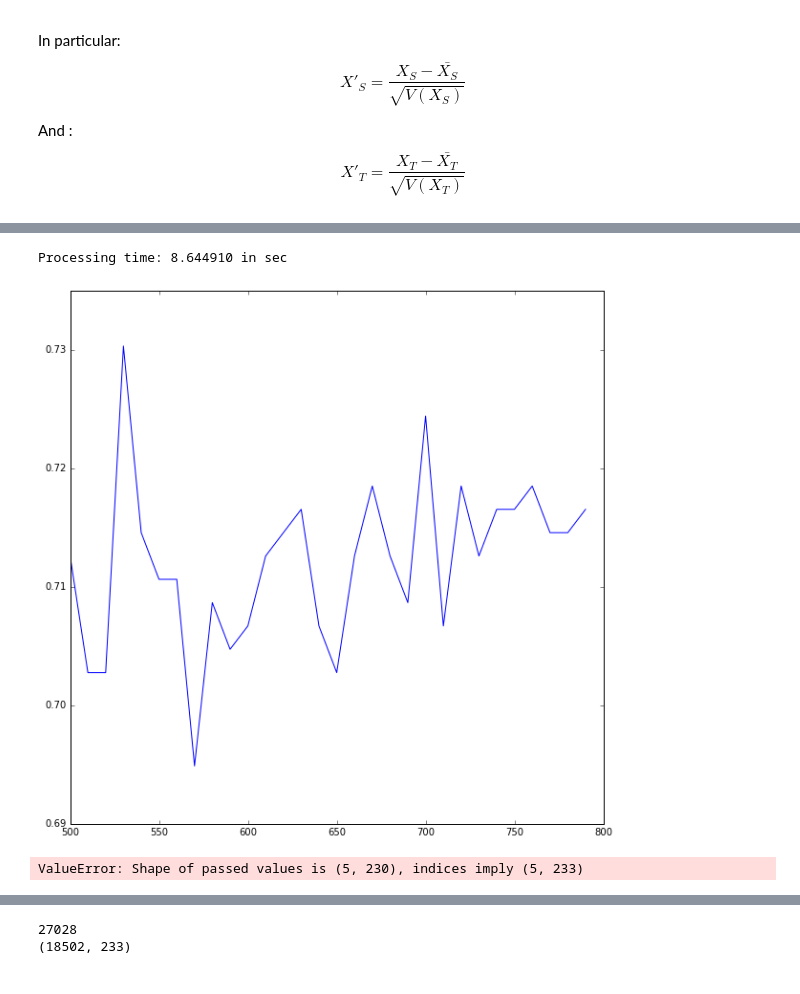
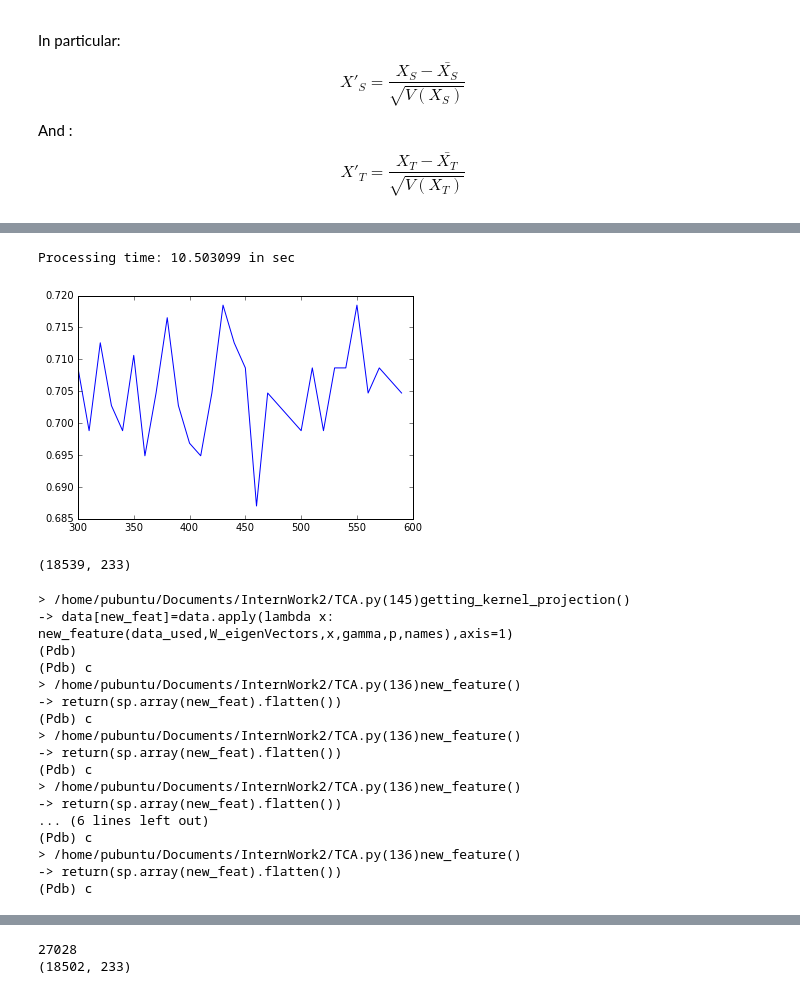
Before and after one commit to PeterJackNaylor/InternWork2, a Jupyter notebook: TCA.ipynb, the cells around one changed output, grey strips where cells are left out. Drawn from its saved outputs; the diff is of its cells as text; code cells hidden in the pictures.

```diff
--- a/TCA.ipynb
+++ b/TCA.ipynb
@@ -138,10 +157,11 @@ number of instances in the data after : 18502
 # %%
 
-m    =230  # dimension of the new feature space
+m    =233  # dimension of the new feature space
 mu   =0.1  # weigth scalar to tune (maybe)
 gamma=10   # hyper parameter for the gaussian kernel
 p    =2    # p norm used to calculate the distances between samples
-random_sample_T=0.05  # Fraction of the task domain to use
+random_sample_T=0.25
+# Fraction of the task domain to use
 
-W_eigenValues,W_eigenVectors,K,data_used=TCA(X_S,X_T,m,mu,gamma,p,random_sample_T)
+%time W_eigenValues,W_eigenVectors,K,data_used=TCA(X_S,X_T,m,mu,gamma,p,random_sample_T)
 # %% [output]
@@ -177,19 +199,39 @@ train.head()
 # %%
 ## Results for m=40
 
 kfold=10
-values=[500 + i*10 for i in range(30)]
+values=[300 + i*10 for i in range(30)]
 
-model=RandomForest_Autotunner(values,n_jobs=7)
+model=RandomForest_Autotunner(values,n_jobs=2)
 
 model.tunning(train,Y_S,kfold,plot=True,fit_new_model=True,opti=True) #to get cm
 plt.show()
 # %% [output]
-Processing time: 8.644910 in sec
+Processing time: 10.503099 in sec
-[figure, old version]
+[figure, new version]
+# %%
+X_T.shape
+# %% [output]
+(18539, 233)
 # %%
 execfile('TCA.py')
 
 new_Data=getting_kernel_projection(X_T.ix[X_T.index[0:5],X_T.columns],pd.DataFrame(data_used),m,W_eigenVectors,gamma=1,p=2)
 # %% [output]
-ValueError: Shape of passed values is (5, 230), indices imply (5, 233)
+> /home/pubuntu/Documents/InternWork2/TCA.py(145)getting_kernel_projection()
+-> data[new_feat]=data.apply(lambda x: new_feature(data_used,W_eigenVectors,x,gamma,p,names),axis=1)
+(Pdb)
+(Pdb) c
+> /home/pubuntu/Documents/InternWork2/TCA.py(136)new_feature()
+-> return(sp.array(new_feat).flatten())
+(Pdb) c
+> /home/pubuntu/Documents/InternWork2/TCA.py(136)new_feature()
+-> return(sp.array(new_feat).flatten())
+(Pdb) c
+> /home/pubuntu/Documents/InternWork2/TCA.py(136)new_feature()
+-> return(sp.array(new_feat).flatten())
+... (6 lines left out)
+(Pdb) c
+> /home/pubuntu/Documents/InternWork2/TCA.py(136)new_feature()
+-> return(sp.array(new_feat).flatten())
+(Pdb) c
```
Also changed, not shown: parts of 7 cells of this notebook, 1 other file.
